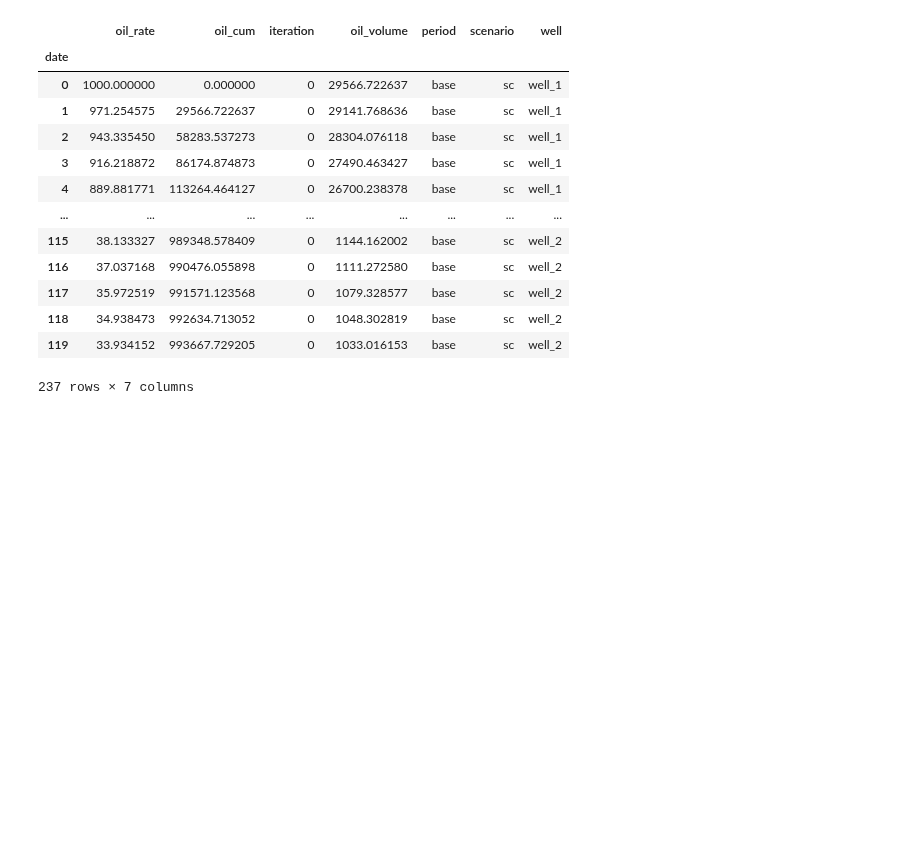
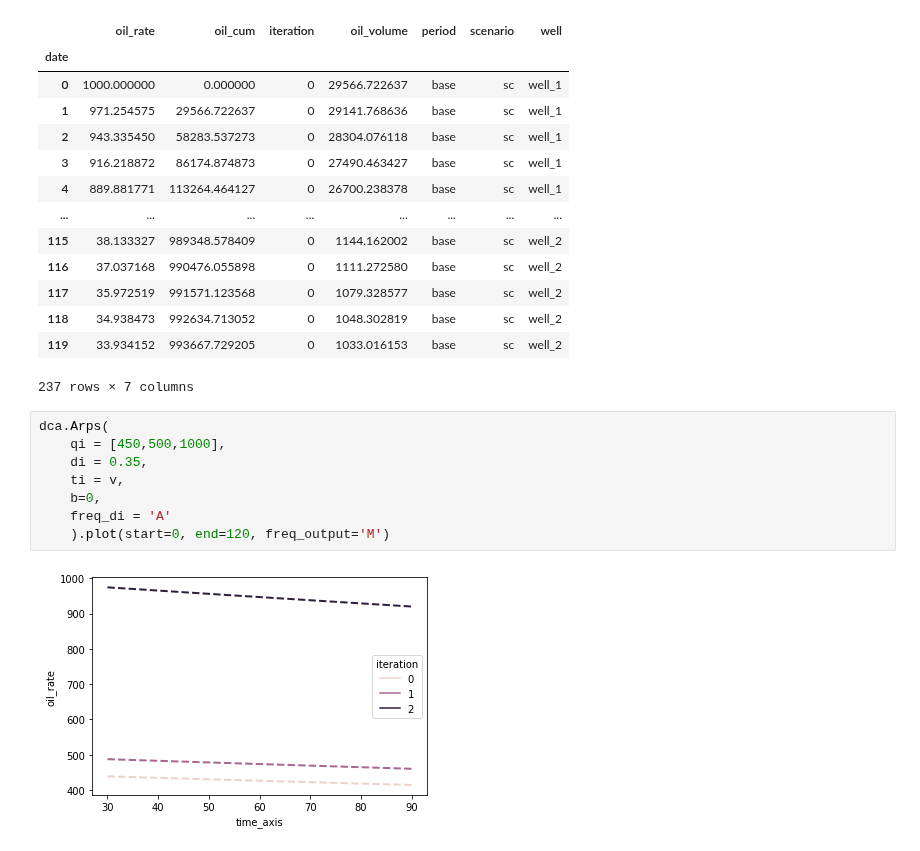
Before and after one commit to scuervo91/dcapy, a Jupyter notebook: docs/examples/4-schedules/4f_Wells_group_relative_date.ipynb, the cells around one changed output. Saved outputs shown, nothing was run; the diff lists cells and outputs as text; blank space fills up the shorter version.

```diff
--- a/docs/examples/4-schedules/4f_Wells_group_relative_date.ipynb
+++ b/docs/examples/4-schedules/4f_Wells_group_relative_date.ipynb
@@ -61,3 +61,13 @@ gw.generate_forecast(freq_output='M')
 | 118 | 34.938473 | 992634.713052 | 0 | 1048.302819 | base | sc | well_2 |
 | 119 | 33.934152 | 993667.729205 | 0 | 1033.016153 | base | sc | well_2 |
 237 rows × 7 columns
+# %%
+dca.Arps(
+    qi = [450,500,1000],
+    di = 0.35,
+    ti = v,
+    b=0,
+    freq_di = 'A'
+    ).plot(start=0, end=120, freq_output='M')
+# %% [output]
+[figure, added]
```
Also changed, not shown: 1 other file.
